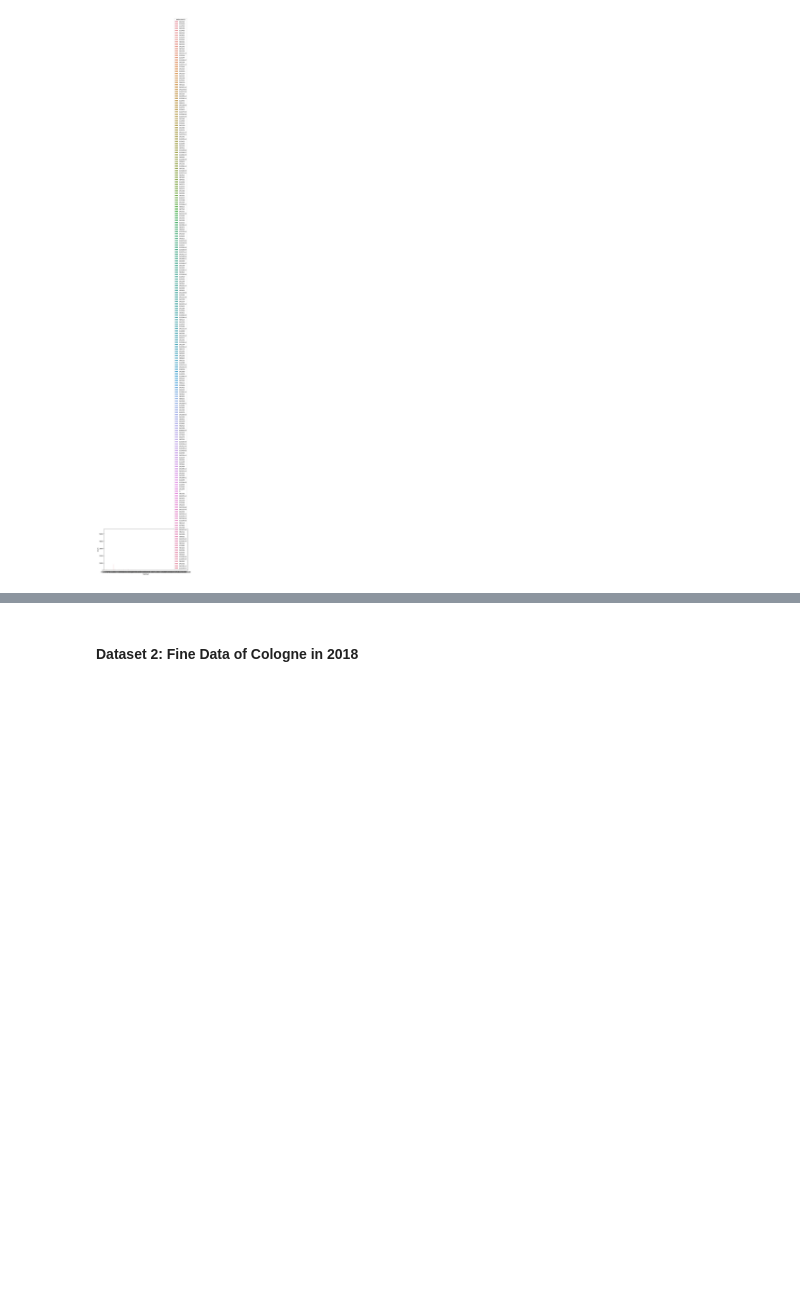
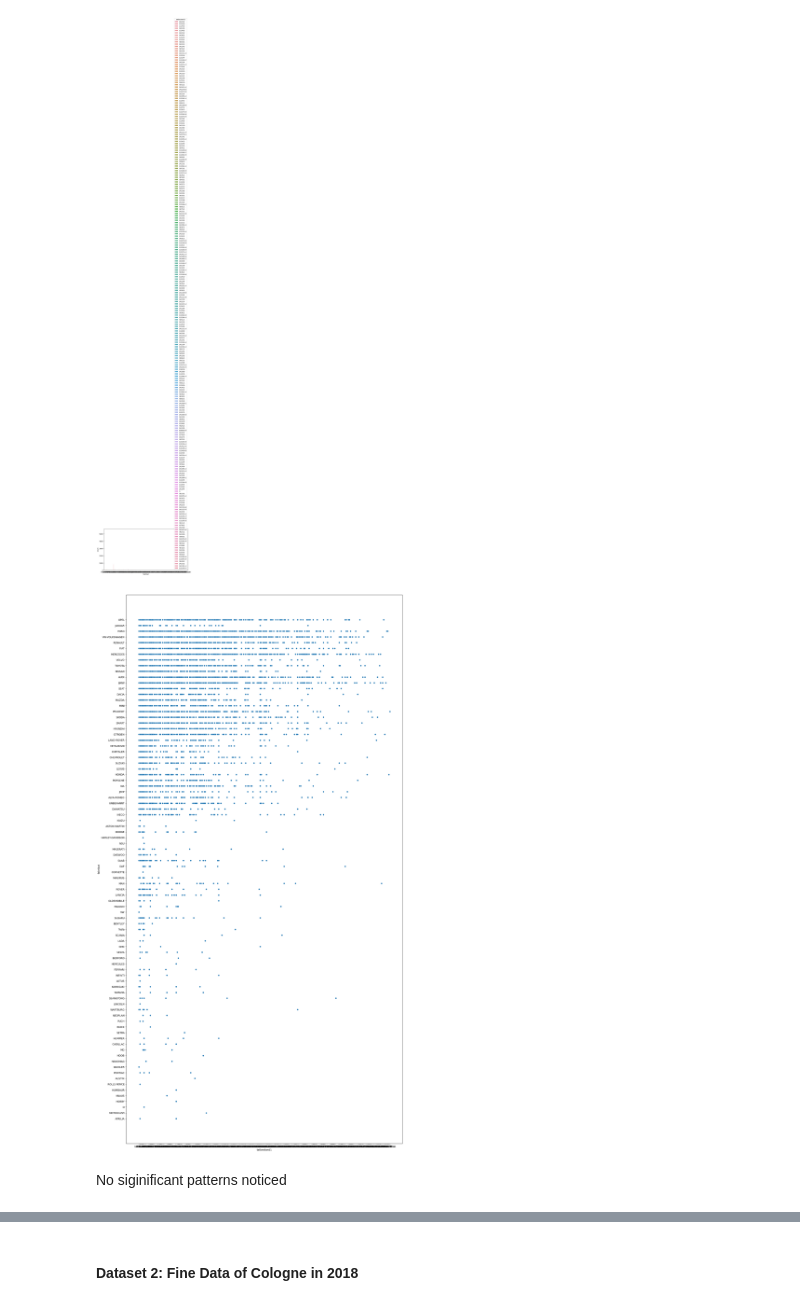
Before and after one commit to JobstHanna/2023-amse-template, a Jupyter notebook: exploration.ipynb, the cells around one changed output, grey strips where cells are left out. Cells and saved outputs as stored; diff of their text form; code cells hidden in the pictures; blank space fills up the shorter version.

```diff
--- a/exploration.ipynb
+++ b/exploration.ipynb
@@ -122,3 +132,11 @@ sns.countplot(x = 'fabrikat', hue='tatbestand1', data = df16)
 # %% [output]
 <Axes: xlabel='fabrikat', ylabel='count'>
 [figure]
+# %%
+f,ax = plt.subplots(figsize=(20,40))
+sns.scatterplot(x ='tatbestand1', y = 'fabrikat', data = df16, sizes=(1,100))
+plt.show()
+# %% [output]
+[figure, added]
+# %% [markdown]
+No siginificant patterns noticed
```
Also changed, not shown: parts of 24 cells of this notebook, 4 other files.
